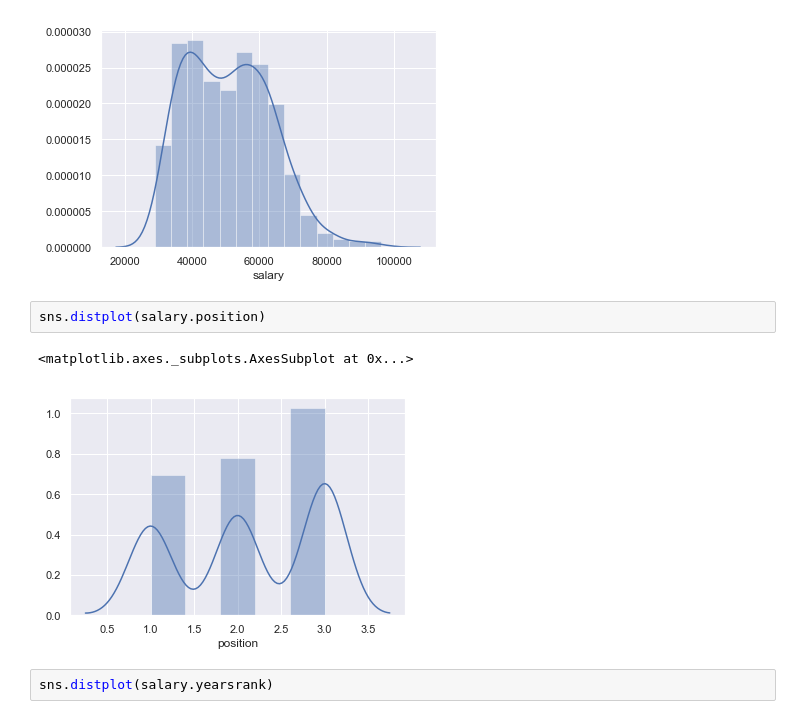
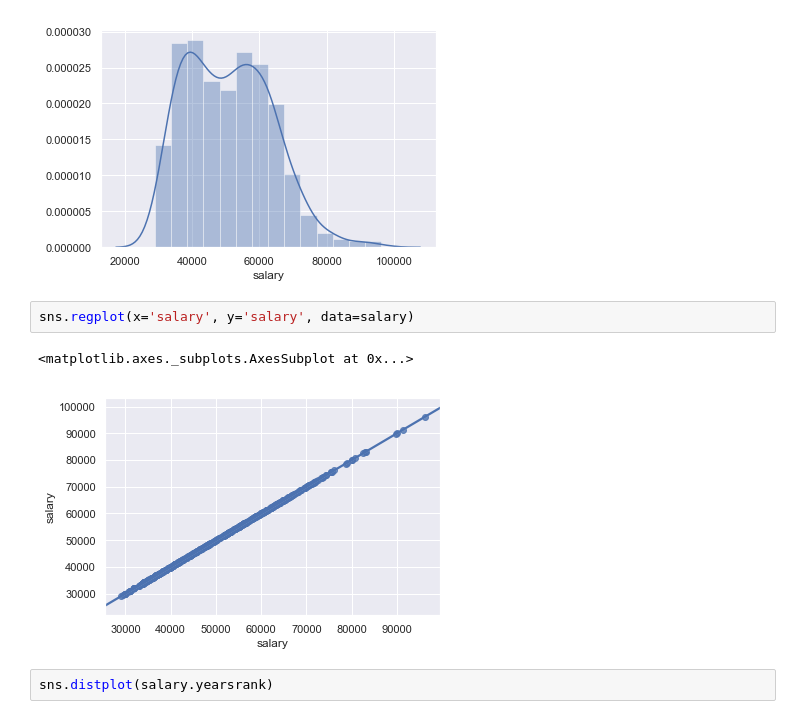
Before and after one commit to Andy-Nkumane/Multi_Linear_Regression_-_Salary, a Jupyter notebook: Multi_Linear_Regression_-_Salary.ipynb, the cells around one changed output. Drawn from its saved outputs; the diff is of its cells as text.

```diff
--- a/Multi_Linear_Regression_-_Salary.ipynb
+++ b/Multi_Linear_Regression_-_Salary.ipynb
@@ -133,11 +139,11 @@ sns.distplot(salary.salary)
 # %% [output]
 <matplotlib.axes._subplots.AxesSubplot at 0x...>
 [figure]
-# %%
-sns.distplot(salary.position)
-# %% [output]
-<matplotlib.axes._subplots.AxesSubplot at 0x...>
-[figure, removed]
+# %%
+sns.regplot(x='salary', y='salary', data=salary)
+# %% [output]
+<matplotlib.axes._subplots.AxesSubplot at 0x...>
+[figure, added]
 # %%
 sns.distplot(salary.yearsrank)
 # %% [output]
```
Also changed, not shown: parts of 16 cells of this notebook.
